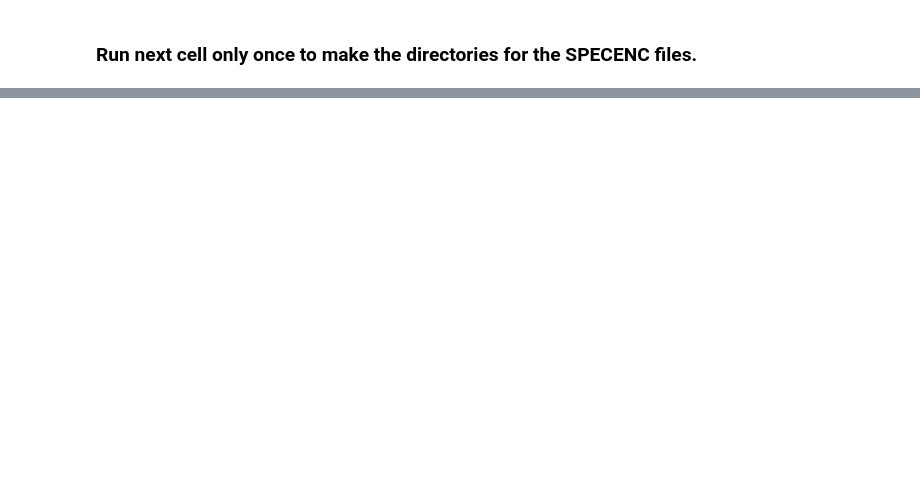
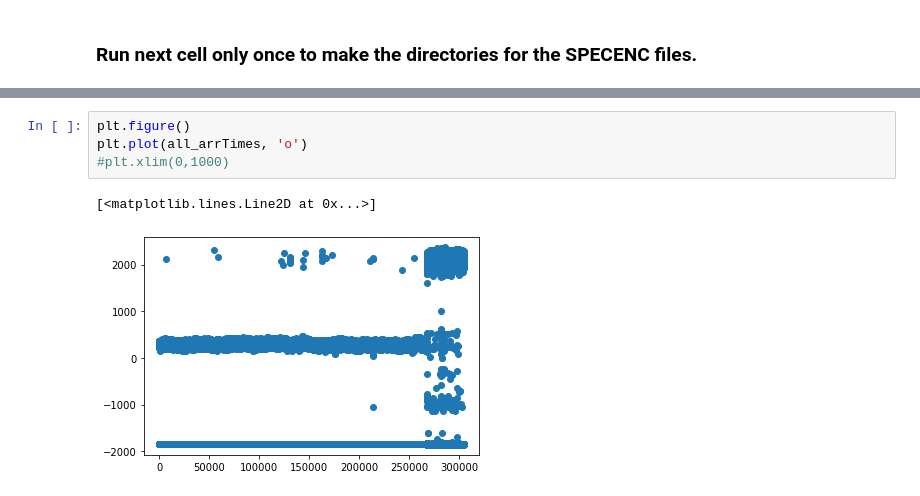
Before and after one commit to paulscherrerinstitute/alvra_beamline_scripts, a Jupyter notebook: PSEN_Jitter_Extractor.ipynb, the cells around one changed output, grey strips where cells are left out. Saved outputs shown, nothing was run; the diff lists cells and outputs as text; blank space fills up the shorter version.

```diff
--- a/PSEN_Jitter_Extractor.ipynb
+++ b/PSEN_Jitter_Extractor.ipynb
@@ -205,0 +196,7 @@ array([2073.11998013,    0.        ,    0.        , ..., 2135.1275568 ,
+# %%
+plt.figure()
+plt.plot(all_arrTimes, 'o')
+#plt.xlim(0,1000)
+# %% [output]
+[<matplotlib.lines.Line2D at 0x...>]
+[figure, added]
```
Also changed, not shown: parts of 12 cells of this notebook, 2 other files.
